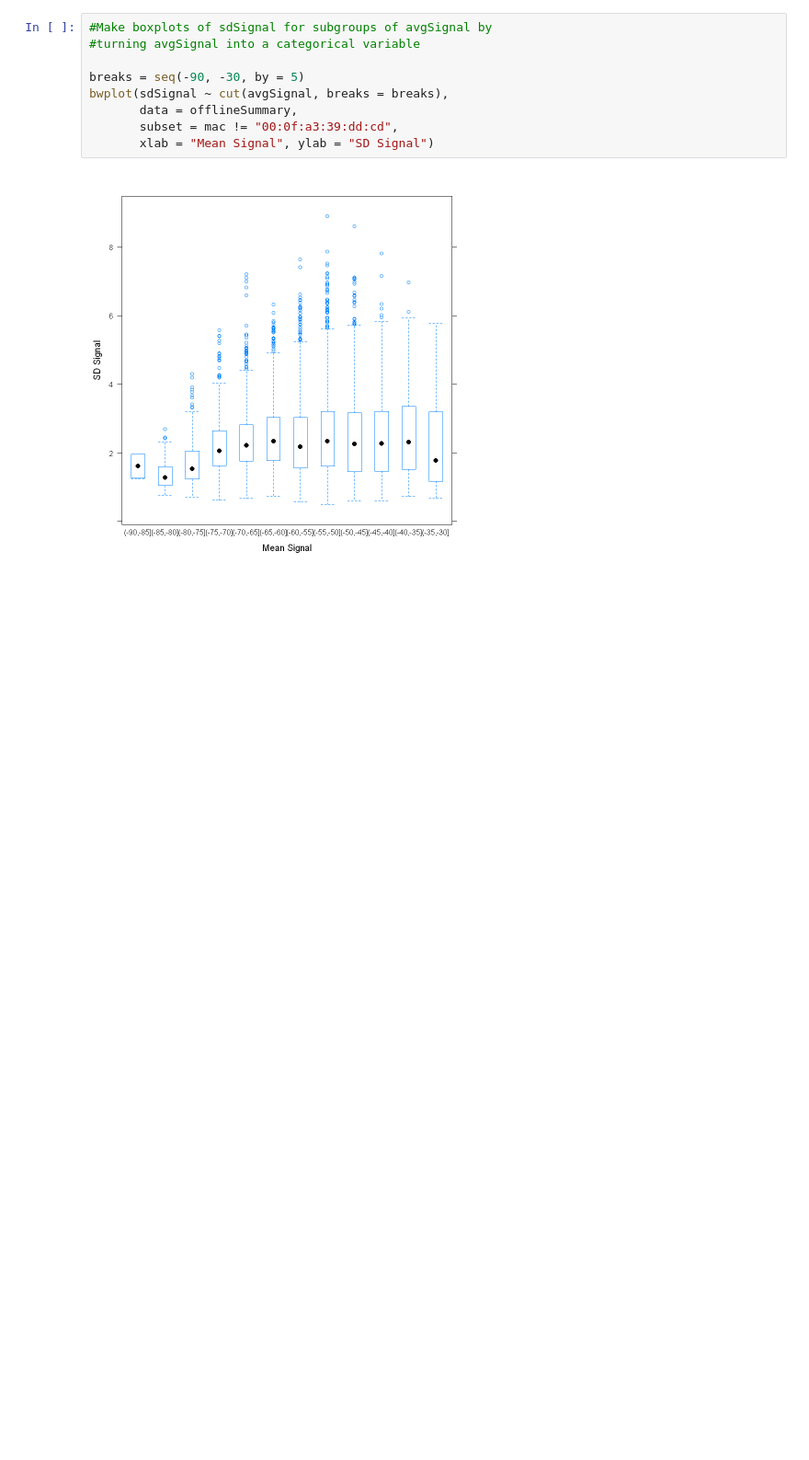
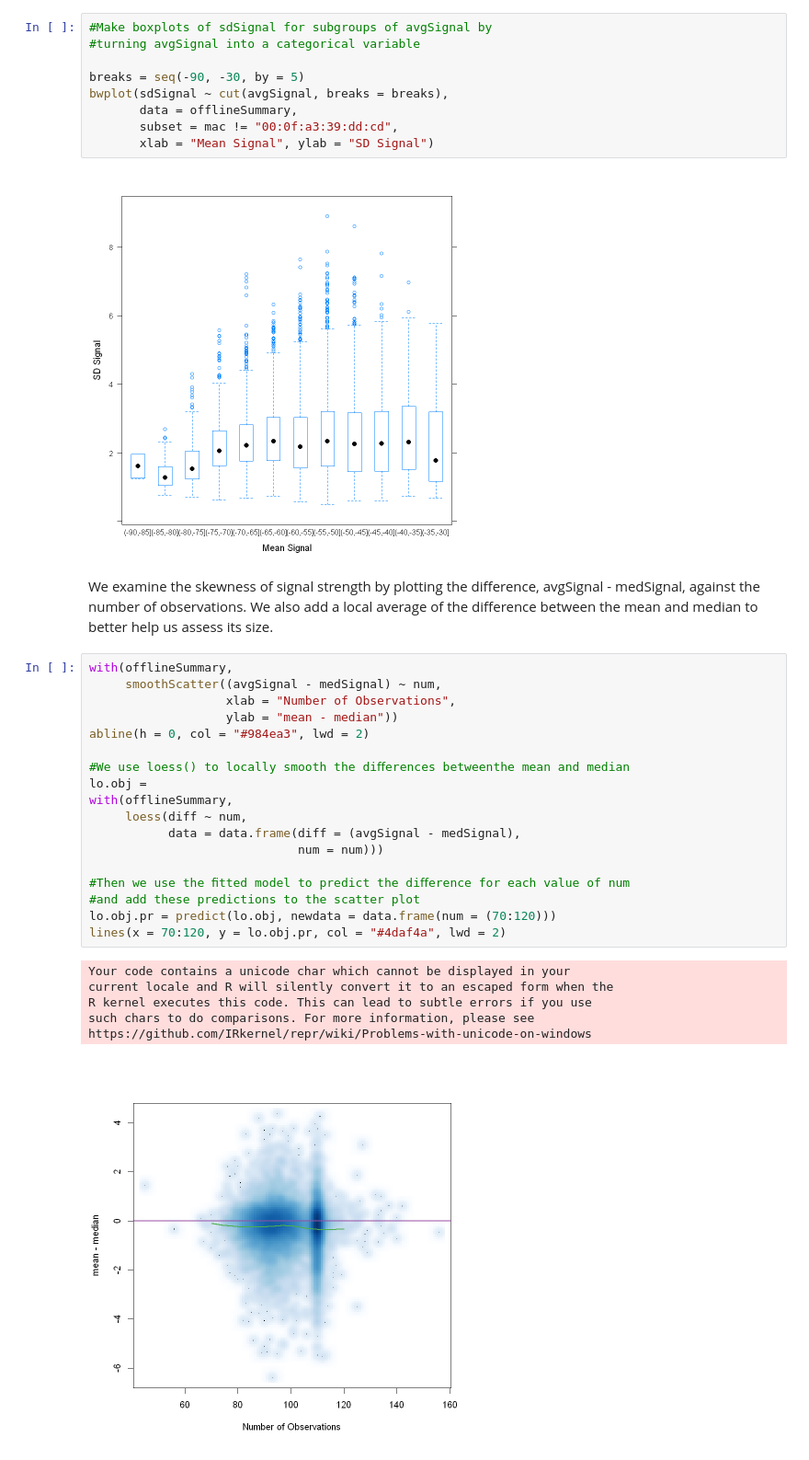
Before and after one commit to davxdan/Quantifying-The-World, a Jupyter notebook: dDavieauCaseStudy1.ipynb, the cells around one changed output. Shown at 92% size. Cells and saved outputs as stored; diff of their text form; blank space fills up the shorter version.

```diff
--- a/dDavieauCaseStudy1.ipynb
+++ b/dDavieauCaseStudy1.ipynb
@@ -251,3 +249,30 @@ bwplot(sdSignal ~ cut(avgSignal, breaks = breaks),
        xlab = "Mean Signal", ylab = "SD Signal")
 # %% [output]
 [figure]
+# %% [markdown]
+We examine the skewness of signal strength by plotting the diﬀerence, avgSignal - medSignal, against the number of observations.  We also add a local average of the diﬀerence between the mean and median to better help us assess its size.
+# %%
+with(offlineSummary,
+     smoothScatter((avgSignal - medSignal) ~ num,
+                   xlab = "Number of Observations",
+                   ylab = "mean - median"))
+abline(h = 0, col = "#984ea3", lwd = 2)
+
+#We use loess() to locally smooth the diﬀerences betweenthe mean and median
+lo.obj =
+with(offlineSummary,
+     loess(diff ~ num,
+           data = data.frame(diff = (avgSignal - medSignal),
+                             num = num)))
+
+#Then we use the ﬁtted model to predict the diﬀerence for each value of num
+#and add these predictions to the scatter plot
+lo.obj.pr = predict(lo.obj, newdata = data.frame(num = (70:120)))
+lines(x = 70:120, y = lo.obj.pr, col = "#4daf4a", lwd = 2)
+# %% [output]
+Your code contains a unicode char which cannot be displayed in your
+current locale and R will silently convert it to an escaped form when the
+R kernel executes this code. This can lead to subtle errors if you use
+such chars to do comparisons. For more information, please see
+https://github.com/IRkernel/repr/wiki/Problems-with-unicode-on-windows
+[figure, added]
```
Also changed, not shown: parts of 22 cells of this notebook, 1 other file.
